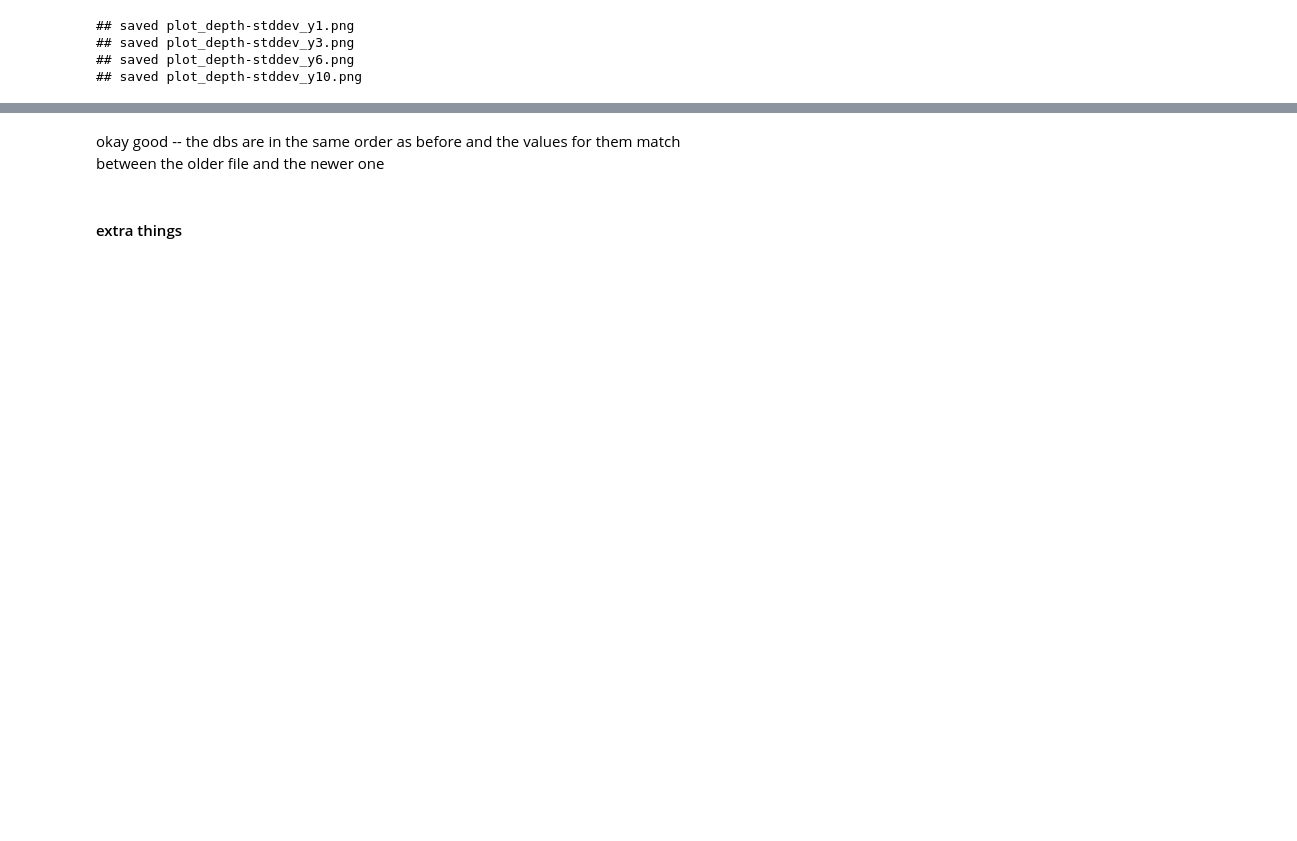
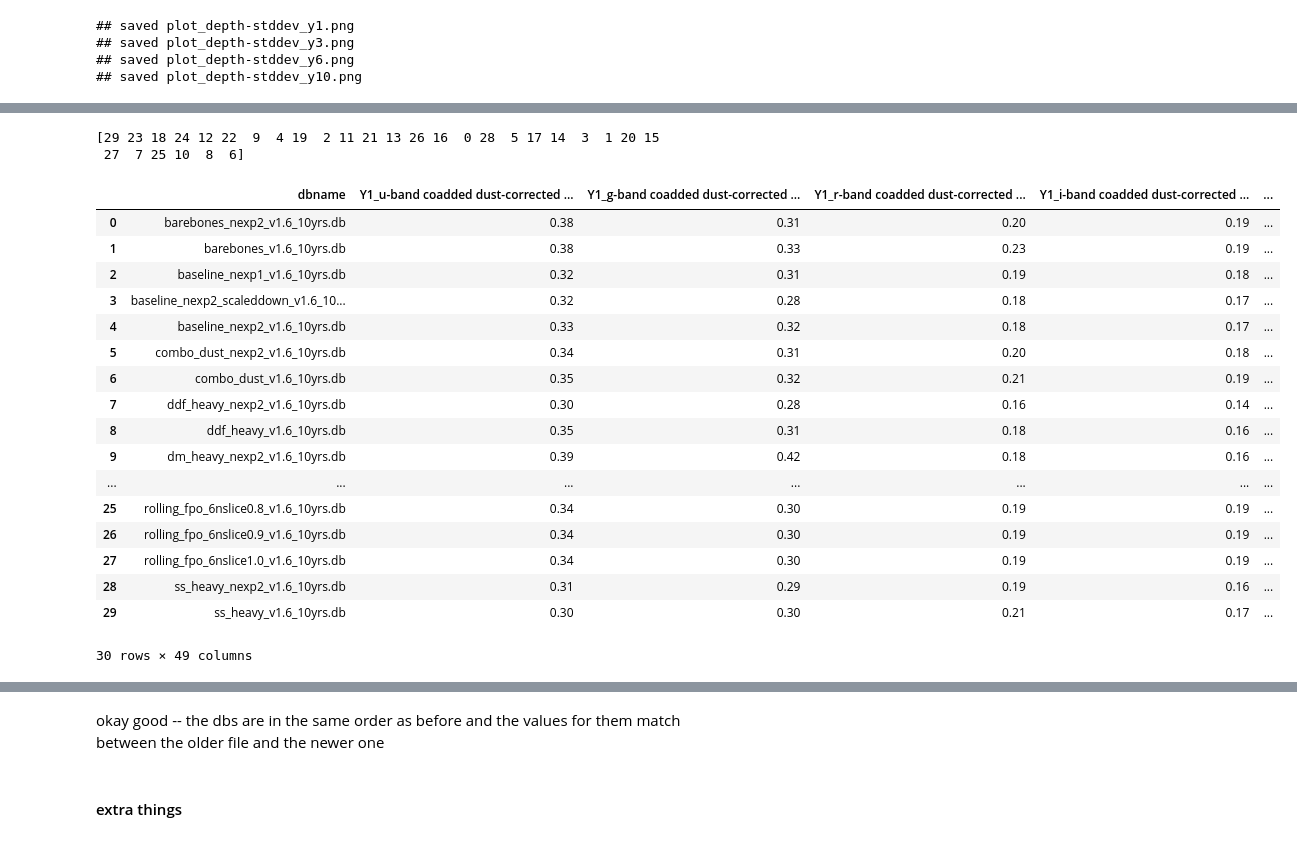
Before and after one commit to LSSTDESC/ObsStrat, a Jupyter notebook: postwp/paper_data_exgalm5-related.ipynb, the cells around one changed output, grey strips where cells are left out. Drawn from its saved outputs; the diff is of its cells as text; code cells hidden in the pictures; blank space fills up the shorter version.

Commit message:
updated exgal notebook for v1.6.

```diff
--- a/postwp/paper_data_exgalm5-related.ipynb
+++ b/postwp/paper_data_exgalm5-related.ipynb
@@ -67,3 +86,3 @@ summary_data = pd.read_csv('all_metrics.csv')
 # %%
-summary_data = summary_data.drop(index=0, axis=0)
+#summary_data = summary_data.drop(index=0, axis=0)
 # %% [markdown]
@@ -323,3 +315,5 @@ stddev_data
 # %% [markdown]
 #### plot things out to see
+# %%
+baseline_key = 'baseline_nexp1_v1.6_10yrs'
 # %%
@@ -398,10 +393,3 @@ data_to_save.to_csv('%s/%s' % (outdir, fname), index=False)
 yrs_tag = 'y10-6-3-1'
 fname = 'exgalm5-data-stddev_%sbands_%s.csv' % (len(bands), yrs_tag)
 stddev_data.to_csv('%s/%s' % (outdir, fname), index=False)
-# %%
-for yr in [1, 3, 6, 10]:
-    fname = 'exgalm5-data_%sbands_y%s.csv' % (len(bands), yr)
-    data_to_save.loc[data_to_save['yr'] == 'y%s' % yr].to_csv('%s/%s' % (outdir, fname), index=False)
-
-    fname = 'exgalm5-data-stddev_%sbands_y%s.csv' % (len(bands), yr)
-    stddev_data.loc[stddev_data['yr'] == 'y%s' % yr].to_csv('%s/%s' % (outdir, fname), index=False)
@@ -412,7 +395,0 @@ old = pd.read_csv('%s/exgalm5-data_6bands_y10_limi25.9.csv' % outdir)
-# %%
-for i, dbname in enumerate( old['dbname'].values ):
-    ind = np.where( (data_to_save['dbname'].values == dbname) & (data_to_save['yr'].values == 'y10') )[0]
-    print(i, ind)
-    match = (old.values[i, :] == data_to_save.values[ind, :]).all()
-    if match == False:
-        print('things dont match for %s' % dbname)
@@ -436,0 +406,61 @@ for i, dbname in enumerate( old['dbname'].values ):
+# %%
+# if db-order is defined already; one df for everything
+for i, yr in enumerate( [1, 3, 6, 10] ):
+    depth_data_for_this_yr = depth_data.loc[depth_data['yr'] == 'y%s' % yr]
+    stddev_data_for_this_yr = stddev_data.loc[stddev_data['yr'] == 'y%s' % yr]
+
+    if i == 0:
+        df_in_order = pd.DataFrame({'dbname': summary_data['Unnamed: 0'].values})
+        # find the indices to map the given order with the order in the df
+        # find the indices to get the order
+        ind = []
+        for db in df_in_order['dbname']:
+            #print(db)
+            ind_temp = np.where( depth_data_for_this_yr['dbname'].values == db.split('.db')[0] )[0]
+
+            if len(ind_temp) == 0:
+                print('%s not found in data dict' % db)
+                #ind_temp = np.array([ 0 ])
+
+            if ind_temp in ind:
+                print('%s ind already in. %s' % (ind_temp, db))
+            ind +=  list( ind_temp )
+
+        ind = np.array(ind)
+        print(ind)
+
+    # okay assmeble the new dfs
+    for colname in stddev_data_for_this_yr:
+        if colname != 'dbname' and colname != 'yr':
+             df_in_order['Y%s_%s' % (yr, colname)] = stddev_data_for_this_yr[colname].values[ind]
+
+    for colname in depth_data_for_this_yr:
+        if colname != 'dbname' and colname != 'yr':
+             df_in_order['Y%s_%s' % (yr, colname)] = depth_data_for_this_yr[colname].values[ind]
+
+
+
+fname = 'exgalm5-data_%sbands_y1-3-6-10.csv' % (len(bands))
+df_in_order.to_csv('%s/%s' % (outdir, fname), index=False)
+df_in_order
+# %% [output]
+[29 23 18 24 12 22  9  4 19  2 11 21 13 26 16  0 28  5 17 14  3  1 20 15
+ 27  7 25 10  8  6]
+|  | dbname | Y1_u-band coadded dust-corrected ... | Y1_g-band coadded dust-corrected ... | Y1_r-band coadded dust-corrected ... | Y1_i-band coadded dust-corrected ... | ... |
+| 0 | barebones_nexp2_v1.6_10yrs.db | 0.38 | 0.31 | 0.20 | 0.19 | ... |
+| 1 | barebones_v1.6_10yrs.db | 0.38 | 0.33 | 0.23 | 0.19 | ... |
+| 2 | baseline_nexp1_v1.6_10yrs.db | 0.32 | 0.31 | 0.19 | 0.18 | ... |
+| 3 | baseline_nexp2_scaleddown_v1.6_10... | 0.32 | 0.28 | 0.18 | 0.17 | ... |
+| 4 | baseline_nexp2_v1.6_10yrs.db | 0.33 | 0.32 | 0.18 | 0.17 | ... |
+| 5 | combo_dust_nexp2_v1.6_10yrs.db | 0.34 | 0.31 | 0.20 | 0.18 | ... |
+| 6 | combo_dust_v1.6_10yrs.db | 0.35 | 0.32 | 0.21 | 0.19 | ... |
+| 7 | ddf_heavy_nexp2_v1.6_10yrs.db | 0.30 | 0.28 | 0.16 | 0.14 | ... |
+| 8 | ddf_heavy_v1.6_10yrs.db | 0.35 | 0.31 | 0.18 | 0.16 | ... |
+| 9 | dm_heavy_nexp2_v1.6_10yrs.db | 0.39 | 0.42 | 0.18 | 0.16 | ... |
+| ... | ... | ... | ... | ... | ... | ... |
+| 25 | rolling_fpo_6nslice0.8_v1.6_10yrs.db | 0.34 | 0.30 | 0.19 | 0.19 | ... |
+| 26 | rolling_fpo_6nslice0.9_v1.6_10yrs.db | 0.34 | 0.30 | 0.19 | 0.19 | ... |
+| 27 | rolling_fpo_6nslice1.0_v1.6_10yrs.db | 0.34 | 0.30 | 0.19 | 0.19 | ... |
+| 28 | ss_heavy_nexp2_v1.6_10yrs.db | 0.31 | 0.29 | 0.19 | 0.16 | ... |
+| 29 | ss_heavy_v1.6_10yrs.db | 0.30 | 0.30 | 0.21 | 0.17 | ... |
+30 rows × 49 columns
```
Also changed, not shown: parts of 31 cells of this notebook.
